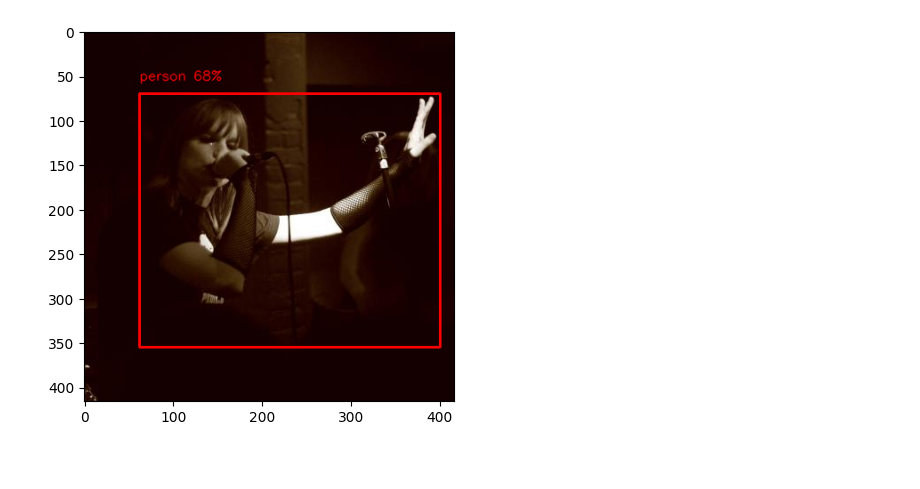
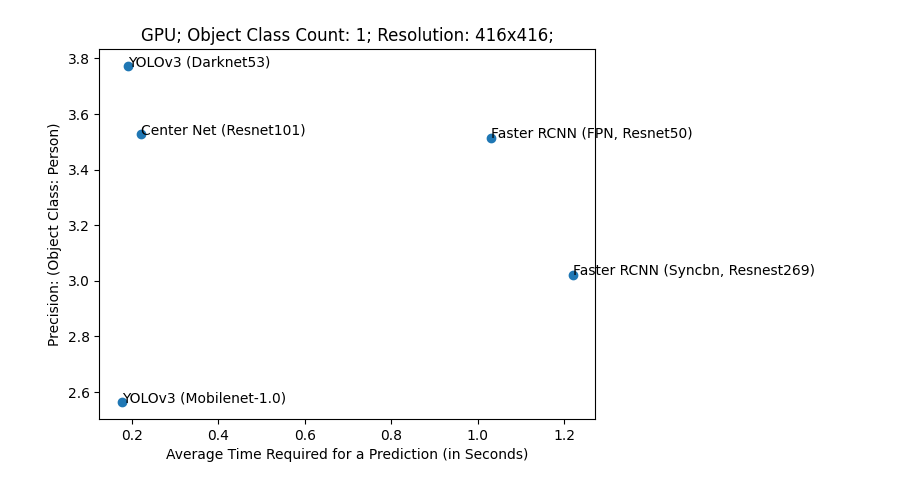
Before and after one commit to lucriver/comp_viz, a Jupyter notebook: testing.ipynb, the cells around one changed output. Saved outputs shown, nothing was run; the diff lists cells and outputs as text; code cells hidden in the pictures; blank space fills up the shorter version.

```diff
--- a/testing.ipynb
+++ b/testing.ipynb
@@ -1,5 +1,6 @@
 # %%
 import comp_viz
 networks = comp_viz.utils.ObjectDetection.get_networks()
+networks.pop(1)
 print(networks)
 # %% [output]
@@ -56,0 +90,19 @@ tracker = gluoncv.utils.metrics.VOCMApMetric(iou_thresh=.5,class_names=["person"
+# %%
+from mean_average_precision import MetricBuilder
+import warnings
+warnings.simplefilter(action='ignore', category=FutureWarning)
+
+import pandas
+
+for network in networks:
+  metric_fn = MetricBuilder.build_evaluation_metric("map_2d", async_mode=True, num_classes=1)
+  inf_paths = generate_paths_list(f"inference/{network}")
+  for i in range(len(os.listdir(dataset['person']['images']))):
+    inf_bb = get_inf(inf_paths[i])
+    gt_bb = get_gt(gt_paths[i])
+    metric_fn.add(inf_bb,gt_bb)
+  print(network,metric_fn.value(iou_thresholds=0.5)['mAP'])
+  with open(f"tests/{network}/results.txt", "a") as f:
+    f.write("\n")
+    f.write(network)
+    f.write(str(metric_fn.value(iou_thresholds=0.5)['mAP']))
@@ -111,6 +160,28 @@ comp_viz.utils.Tools.show_image(thing2)
-# %%
-import comp_viz
-img = "datasets/person_0/images/30.jpg"
-comp_viz.utils.ObjectDetection.show_pred_bboxes_image(img,[[62., 70., 330. + 70.,355.]],[0],["person"],[.689])
-# %% [output]
-[figure, removed]
+# %%
+import matplotlib.pyplot as plt
+import numpy as np
+
+
+y = [2.56422, 3.77284, 3.52623, 3.51468, 3.02199]
+z = [0.1765, 0.1912, 0.2204, 1.0317, 1.22]
+
+n = ['YOLOv3 (Mobilenet-1.0)',
+     'YOLOv3 (Darknet53)',
+     'Center Net (Resnet101)',
+     'Faster RCNN (FPN, Resnet50)',
+     'Faster RCNN (Syncbn, Resnest269)']
+
+fix, ax = plt.subplots()
+ax.scatter(z, y)
+
+plt.title("GPU; Object Class Count: 1; Resolution: 416x416;")
+plt.ylabel("Precision: (Object Class: Person)")
+plt.xlabel("Average Time Required for a Prediction (in Seconds)")
+
+
+for i, txt in enumerate(n):
+    ax.annotate(txt, (z[i], y[i]))
+
+plt.show()
+# %% [output]
+[figure, added]
```
Also changed, not shown: parts of 12 cells of this notebook.
